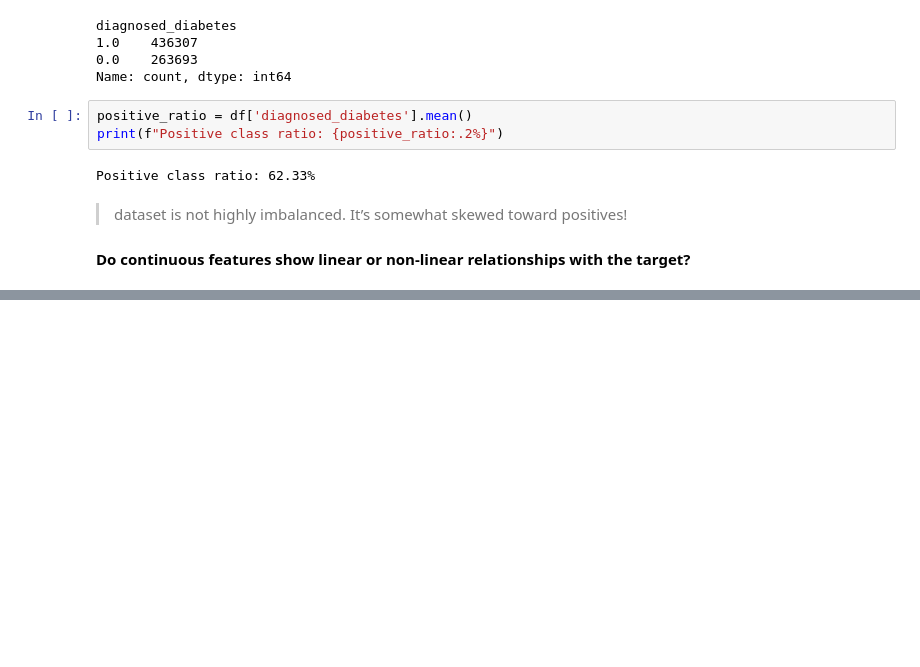
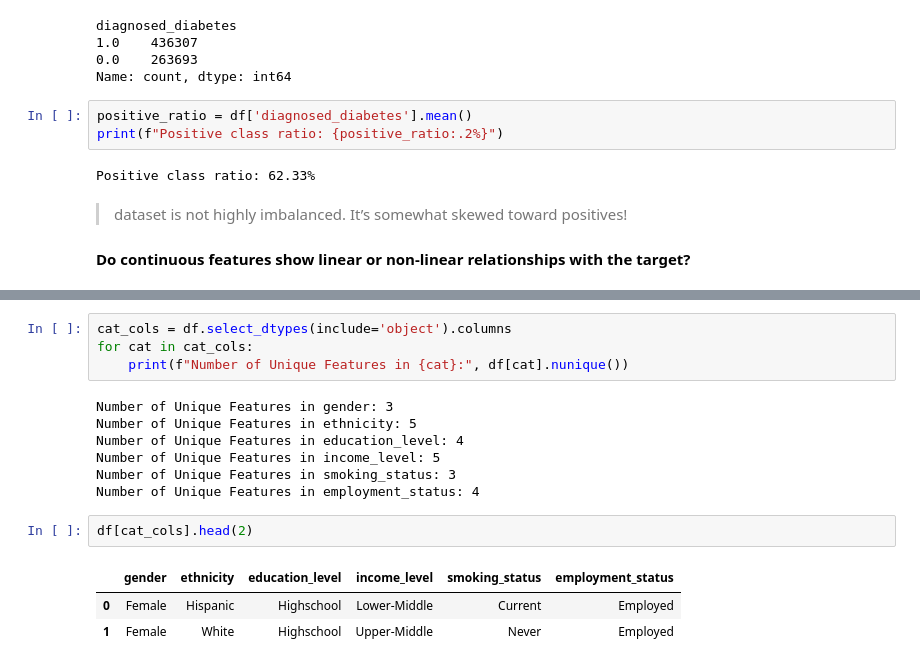
Before and after one commit to Darknight47/Kaggle-Competitions, a Jupyter notebook: Diabetes Prediction Challenge/data_understanding.ipynb, the cells around one changed output, grey strips where cells are left out. Drawn from its saved outputs; the diff is of its cells as text; blank space fills up the shorter version.

```diff
--- a/Diabetes Prediction Challenge/data_understanding.ipynb
+++ b/Diabetes Prediction Challenge/data_understanding.ipynb
@@ -55,0 +191,17 @@ Positive class ratio: 62.33%
+# %%
+cat_cols = df.select_dtypes(include='object').columns
+for cat in cat_cols:
+    print(f"Number of Unique Features in {cat}:", df[cat].nunique())
+# %% [output]
+Number of Unique Features in gender: 3
+Number of Unique Features in ethnicity: 5
+Number of Unique Features in education_level: 4
+Number of Unique Features in income_level: 5
+Number of Unique Features in smoking_status: 3
+Number of Unique Features in employment_status: 4
+# %%
+df[cat_cols].head(2)
+# %% [output]
+|  | gender | ethnicity | education_level | income_level | smoking_status | employment_status |
+| 0 | Female | Hispanic | Highschool | Lower-Middle | Current | Employed |
+| 1 | Female | White | Highschool | Upper-Middle | Never | Employed |
```
Also changed, not shown: parts of 16 cells of this notebook.
